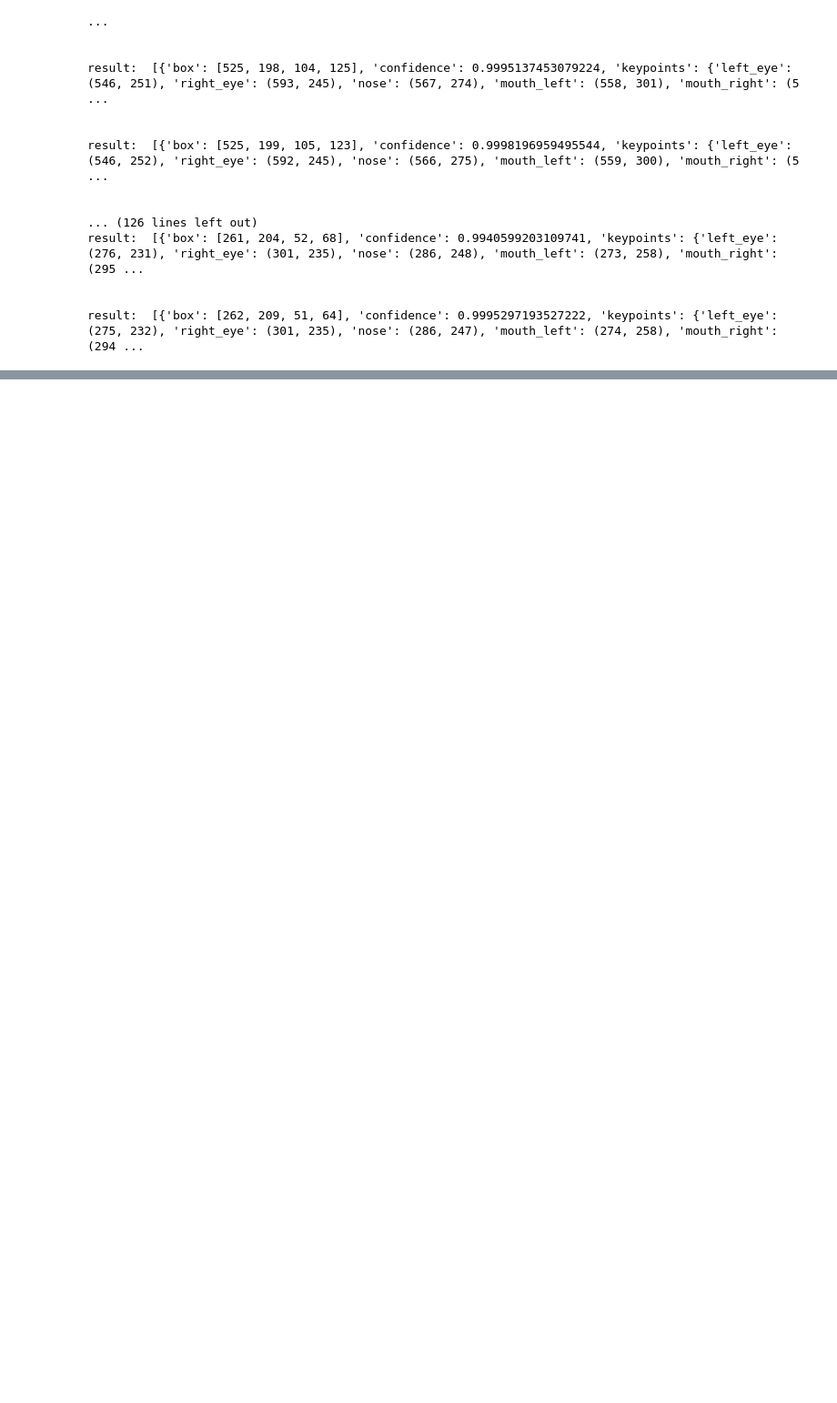
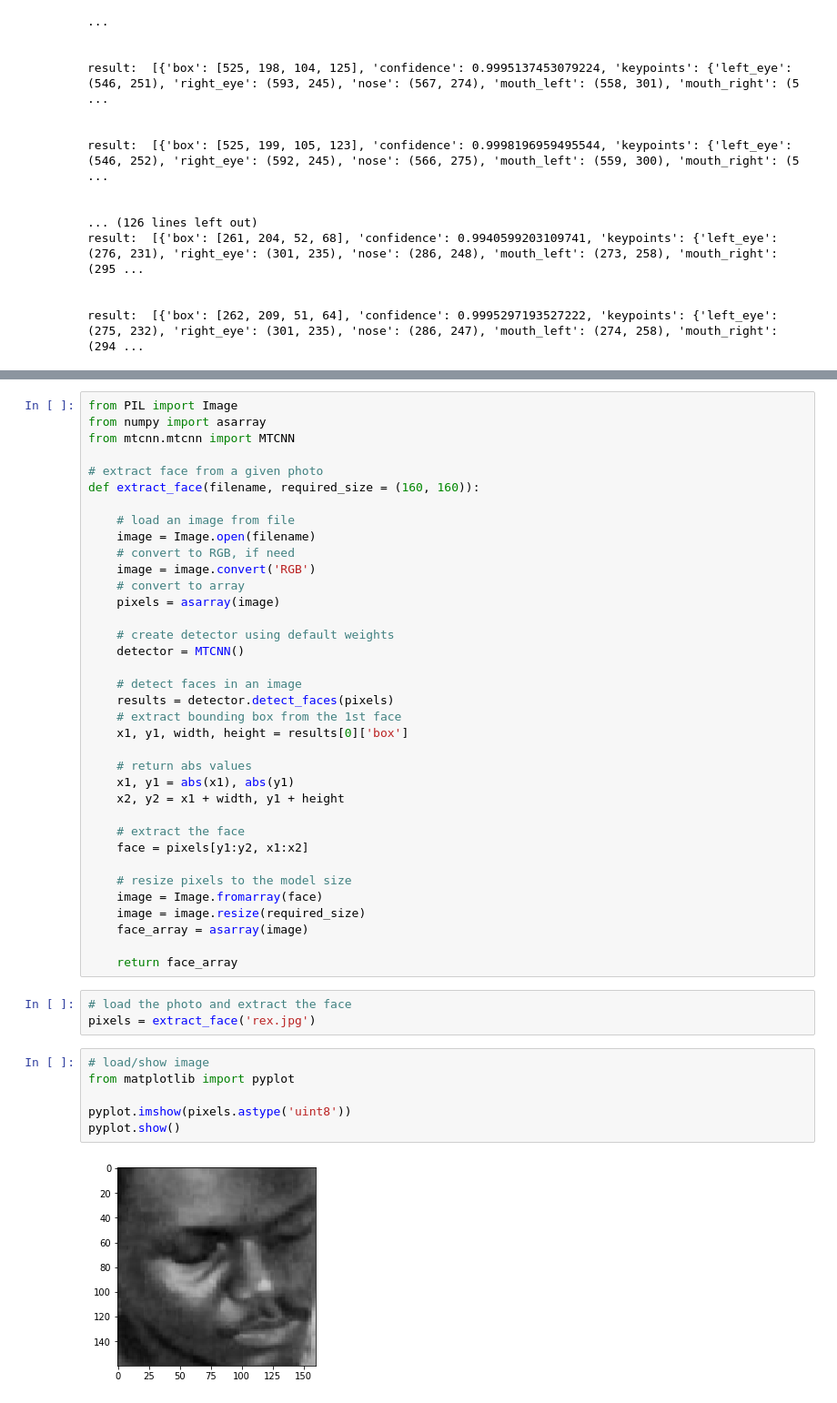
Before and after one commit to RexMudanya/deeplearning-for-images, a Jupyter notebook: Implementing MTCNN.ipynb, the cells around one changed output, grey strips where cells are left out. Shown at 91% size. Drawn from its saved outputs; the diff is of its cells as text; blank space fills up the shorter version.

```diff
--- a/Implementing MTCNN.ipynb
+++ b/Implementing MTCNN.ipynb
@@ -66,0 +78,47 @@ result:  [{'box': [262, 209, 51, 64], 'confidence': 0.9995297193527222, 'keypoin
+# %%
+from PIL import Image
+from numpy import asarray
+from mtcnn.mtcnn import MTCNN
+
+# extract face from a given photo
+def extract_face(filename, required_size = (160, 160)):
+
+    # load an image from file
+    image = Image.open(filename)
+    # convert to RGB, if need
+    image = image.convert('RGB')
+    # convert to array
+    pixels = asarray(image)
+
+    # create detector using default weights
+    detector = MTCNN()
+
+    # detect faces in an image
+    results = detector.detect_faces(pixels)
+    # extract bounding box from the 1st face
+    x1, y1, width, height = results[0]['box']
+
+    # return abs values
+    x1, y1 = abs(x1), abs(y1)
+    x2, y2 = x1 + width, y1 + height
+
+    # extract the face
+    face = pixels[y1:y2, x1:x2]
+
+    # resize pixels to the model size
+    image = Image.fromarray(face)
+    image = image.resize(required_size)
+    face_array = asarray(image)
+
+    return face_array
+# %%
+# load the photo and extract the face
+pixels = extract_face('rex.jpg')
+# %%
+# load/show image
+from matplotlib import pyplot
+
+pyplot.imshow(pixels.astype('uint8'))
+pyplot.show()
+# %% [output]
+[figure, added]
```
Also changed, not shown: parts of 3 cells of this notebook, 1 other file.
